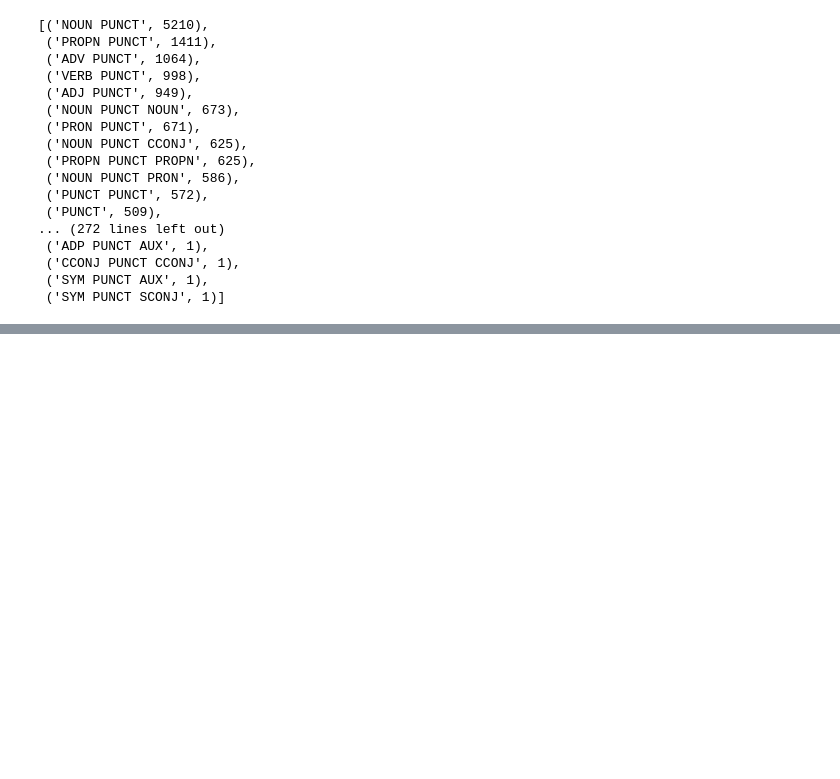
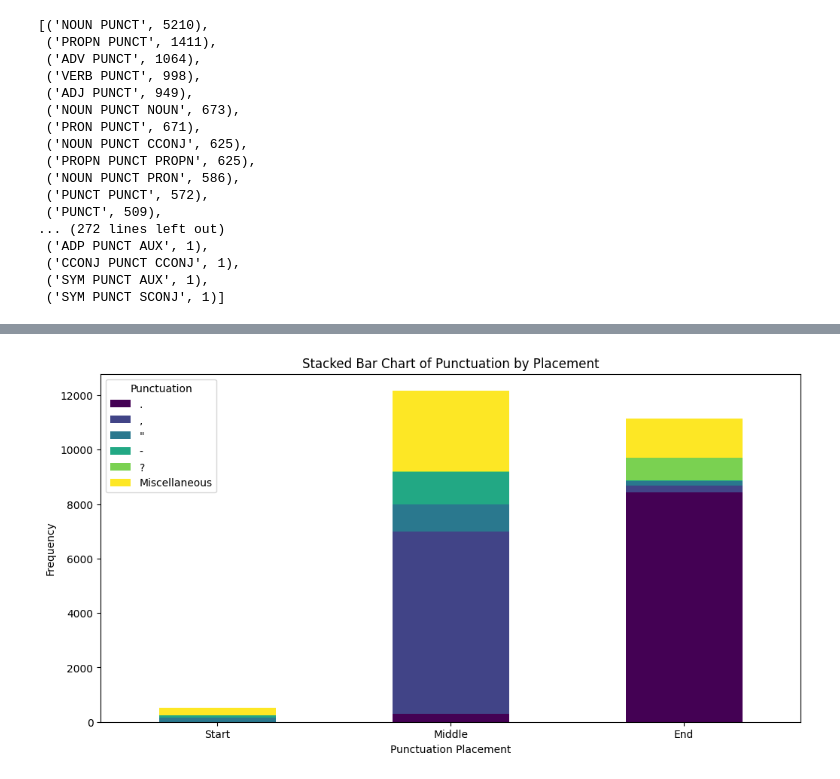
Before and after one commit to Vaibhavvv24/NLP, a Jupyter notebook: Assignment1/eda.ipynb, the cells around one changed output, grey strips where cells are left out. Drawn from its saved outputs; the diff is of its cells as text; code cells hidden in the pictures; blank space fills up the shorter version.

```diff
--- a/Assignment1/eda.ipynb
+++ b/Assignment1/eda.ipynb
@@ -290,0 +253,42 @@ Passing `palette` without assigning `hue` is deprecated and will be removed in v
+# %%
+top_n = 5
+
+all_punctuation = {**start_punctuation, **middle_punctuation, **end_punctuation}
+
+sorted_punctuation = sorted(all_punctuation.items(), key=lambda x: sum([
+    start_punctuation.get(x[0], 0),
+    middle_punctuation.get(x[0], 0),
+    end_punctuation.get(x[0], 0)
+]), reverse=True)
+
+top_punctuations = [p[0] for p in sorted_punctuation[:top_n]]
+
+data = []
+for punct in top_punctuations:
+    data.append([
+        punct,
+        start_punctuation.get(punct, 0),
+        middle_punctuation.get(punct, 0),
+        end_punctuation.get(punct, 0)
+    ])
+
+miscellaneous_start = sum([start_punctuation.get(p, 0) for p in all_punctuation.keys() if p not in top_punctuations])
+miscellaneous_middle = sum([middle_punctuation.get(p, 0) for p in all_punctuation.keys() if p not in top_punctuations])
+miscellaneous_end = sum([end_punctuation.get(p, 0) for p in all_punctuation.keys() if p not in top_punctuations])
+
+data.append(["Miscellaneous", miscellaneous_start, miscellaneous_middle, miscellaneous_end])
+
+df = pd.DataFrame(data, columns=["Punctuation", "Start", "Middle", "End"])
+
+df.set_index("Punctuation", inplace=True)
+
+df.T.plot(kind="bar", stacked=True, figsize=(12, 6), colormap="viridis")
+
+plt.xlabel("Punctuation Placement")
+plt.ylabel("Frequency")
+plt.title("Stacked Bar Chart of Punctuation by Placement")
+plt.legend(title="Punctuation")
+plt.xticks(rotation=0)
+plt.show()
+# %% [output]
+[figure, added]
```
Also changed, not shown: parts of 2 cells of this notebook.
